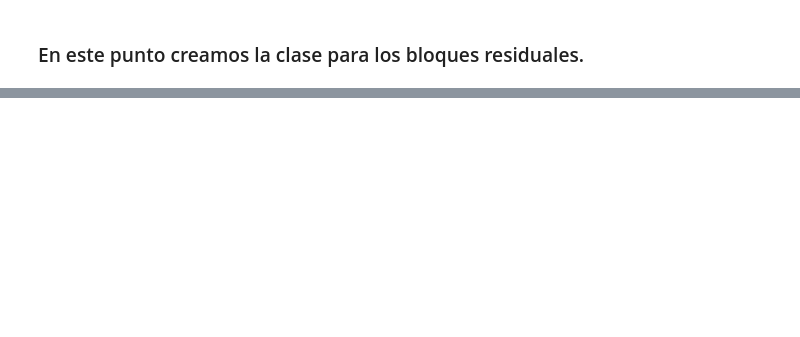
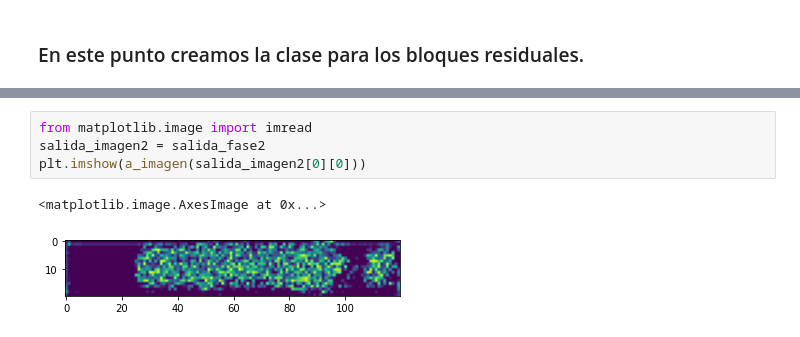
Before and after one commit to Istaliyan/PruebasTFG, a Jupyter notebook: Istalinet.ipynb, the cells around one changed output, grey strips where cells are left out. Saved outputs shown, nothing was run; the diff lists cells and outputs as text; blank space fills up the shorter version.

```diff
--- a/Istalinet.ipynb
+++ b/Istalinet.ipynb
@@ -118,0 +170,7 @@ torch.Size([9, 128, 40, 240])
+# %%
+from matplotlib.image import imread
+salida_imagen2 = salida_fase2
+plt.imshow(a_imagen(salida_imagen2[0][0]))
+# %% [output]
+<matplotlib.image.AxesImage at 0x...>
+[figure, added]
```
Also changed, not shown: parts of 15 cells of this notebook.
